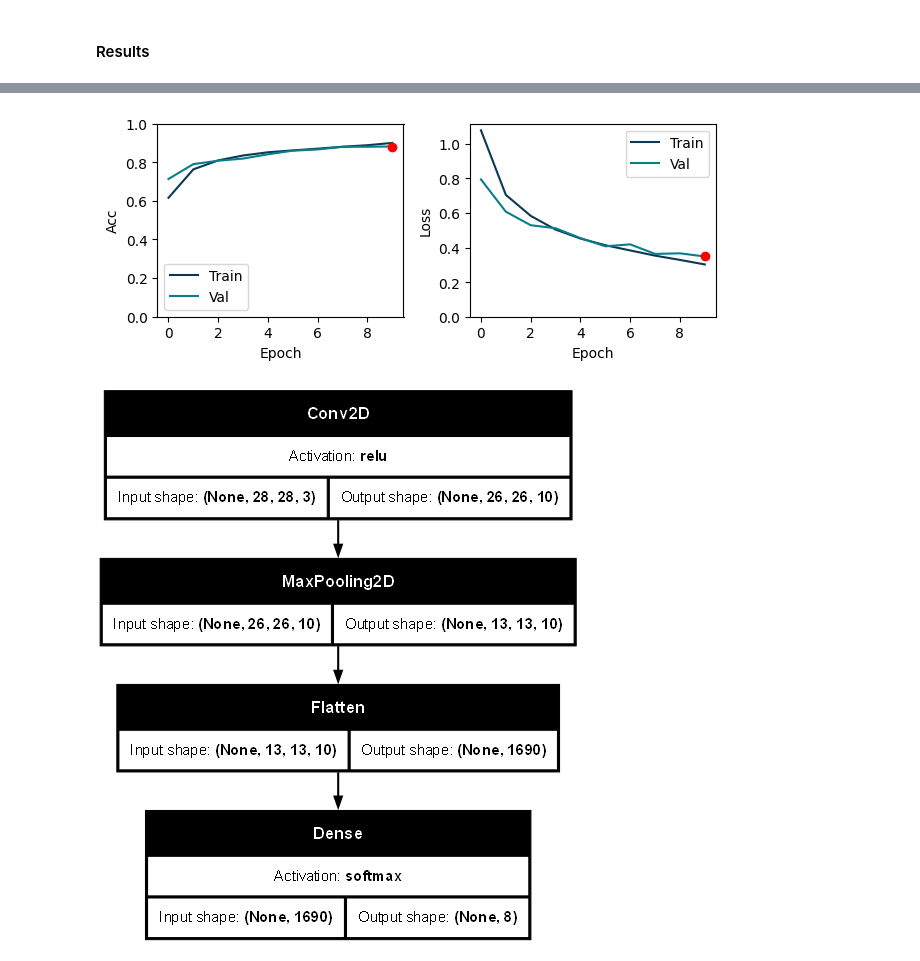
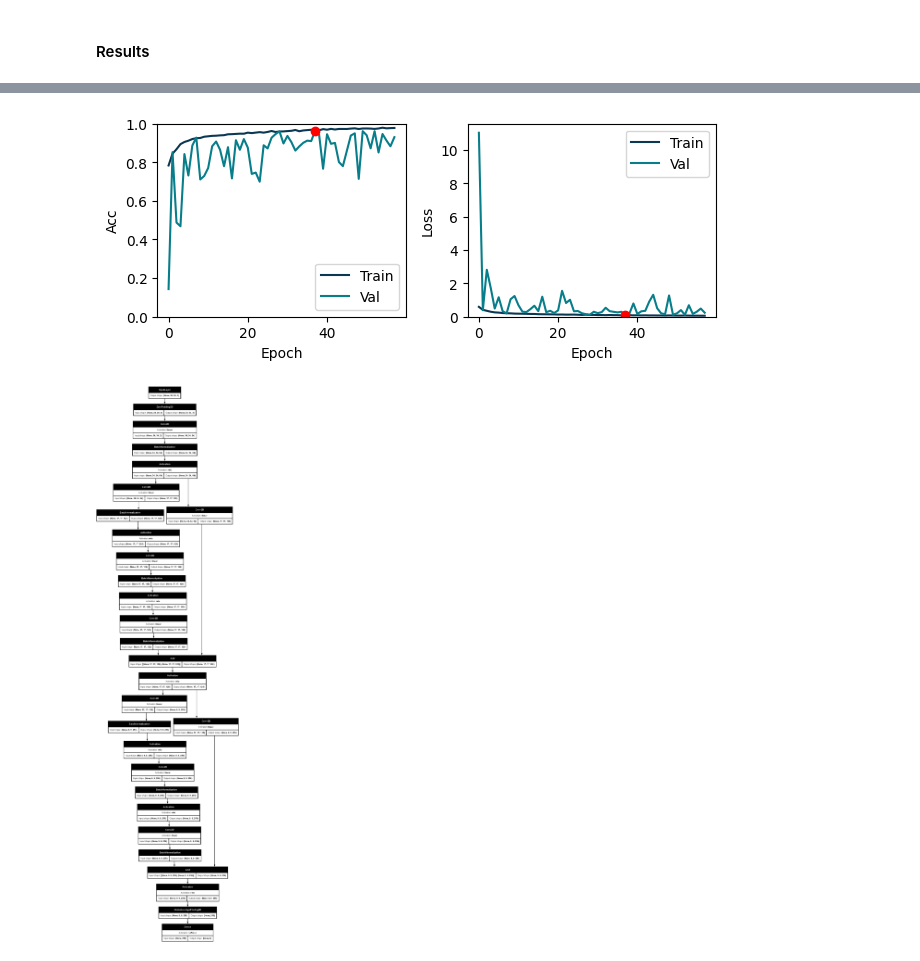
Before and after one commit to TiagoCAAmorim/machine_learning, a Jupyter notebook: Lista03/Lista03_ResNet.ipynb, the cells around one changed output, grey strips where cells are left out. Cells and saved outputs as stored; diff of their text form; code cells hidden in the pictures.

```diff
--- a/Lista03/Lista03_ResNet.ipynb
+++ b/Lista03/Lista03_ResNet.ipynb
@@ -467,7 +467,7 @@ def print_grid_cv_results(cv_results):
             'std_dev': stds}
 # %%
 best_params = {
-    'initial_kernel': (7,7),
+    'initial_kernel': (3,3),
     'initial_n_filters': 64,
     'initial_max_pooling': False,
     'final_dense': True,
@@ -475,7 +475,7 @@ best_params = {
     'n_layers_per_block': 3,
     'optimizer': 'Adam',
     'activation': 'relu',
-    'use_augmentation': False,
+    'use_augmentation': True,
     'batch_size': 32,
     'class_weight':None
 }
@@ -524,6 +524,6 @@ resnet = KerasClassifier(
     **best_params)
 
 history_ = resnet.fit(
-    X_train, y_train,epochs=10,
+    X_train, y_train,epochs=200,
     validation_data=(X_val, y_val))
 # %% [output]
@@ -554,8 +569,8 @@ plot_metrics(history_.history_)
 plt.savefig('./Report/png/ResNet_history.png')
 plt.show()
 # %% [output]
-[figure, old version]
+[figure, new version]
 # %%
-plot_model(model=cnn_simple.model(), name='ResNet_model')
+plot_model(model=resnet.model(), name='ResNet_model')
 # %% [output]
-[figure, old version]
+[figure, new version]
```
Also changed, not shown: parts of 9 cells of this notebook, 5 other files.
